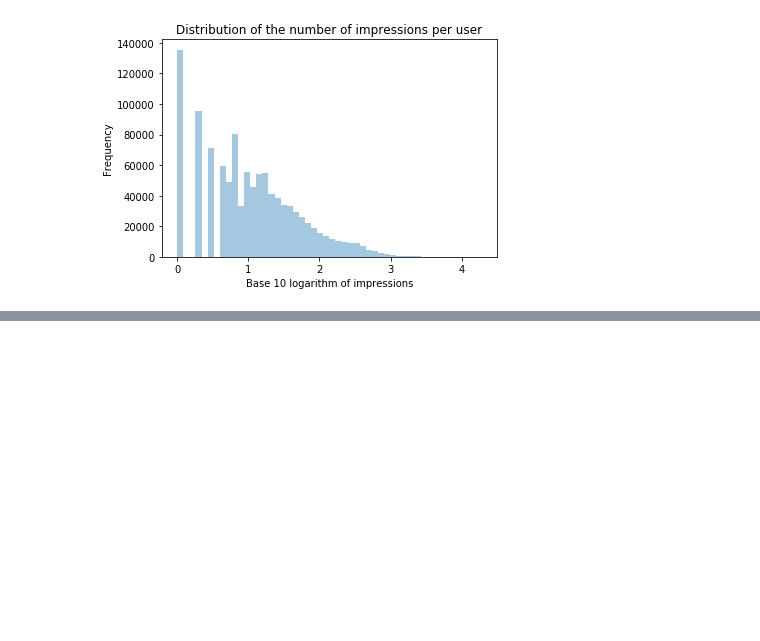
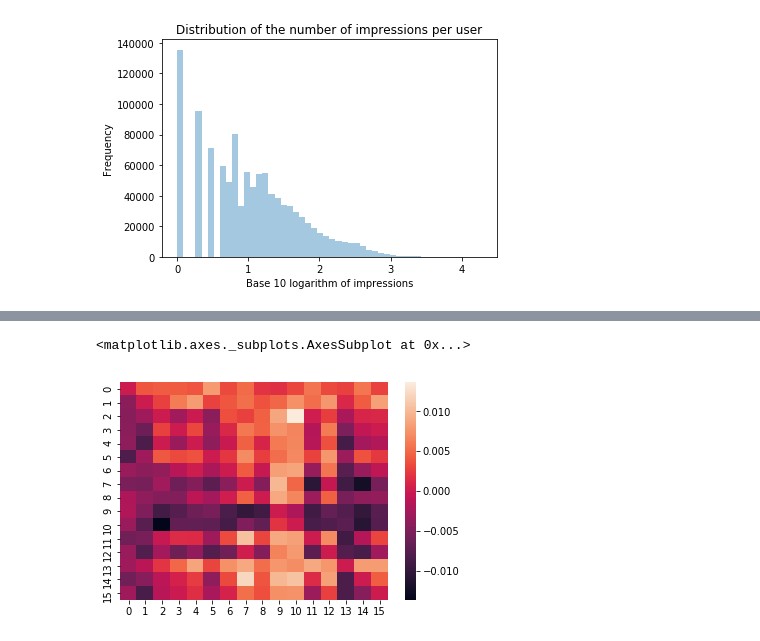
Before and after one commit to arminosaurus-rex/IDAO_Qualification_2018, a Jupyter notebook: notebooks/02_ak_next_day_predictions.ipynb, the cells around one changed output, grey strips where cells are left out. Cells and saved outputs as stored; diff of their text form; code cells hidden in the pictures; blank space fills up the shorter version.

```diff
--- a/notebooks/02_ak_next_day_predictions.ipynb
+++ b/notebooks/02_ak_next_day_predictions.ipynb
@@ -113,0 +246,5 @@ plt.savefig('Logplot_Distribution_impressions.jpg')
+# %%
+sns.heatmap(one_day_transfer_matrix - one_day_transfer_matrix.T)
+# %% [output]
+<matplotlib.axes._subplots.AxesSubplot at 0x...>
+[figure, added]
```
Also changed, not shown: parts of 27 cells of this notebook.
